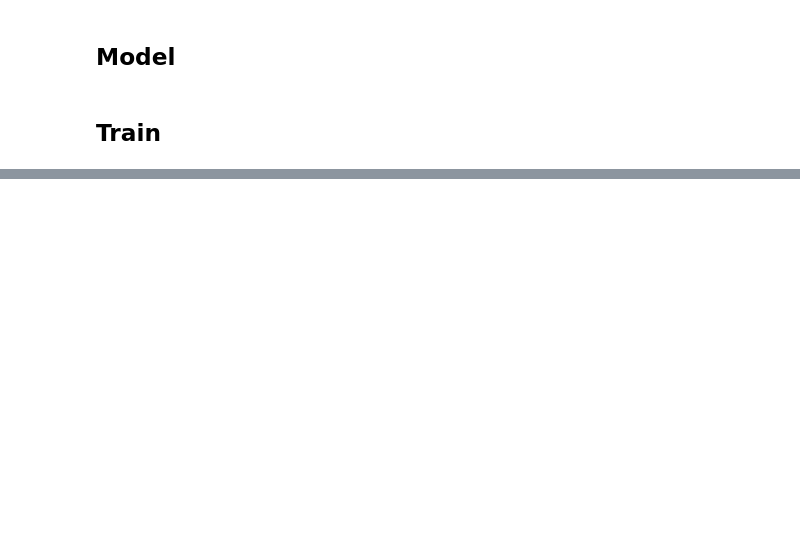
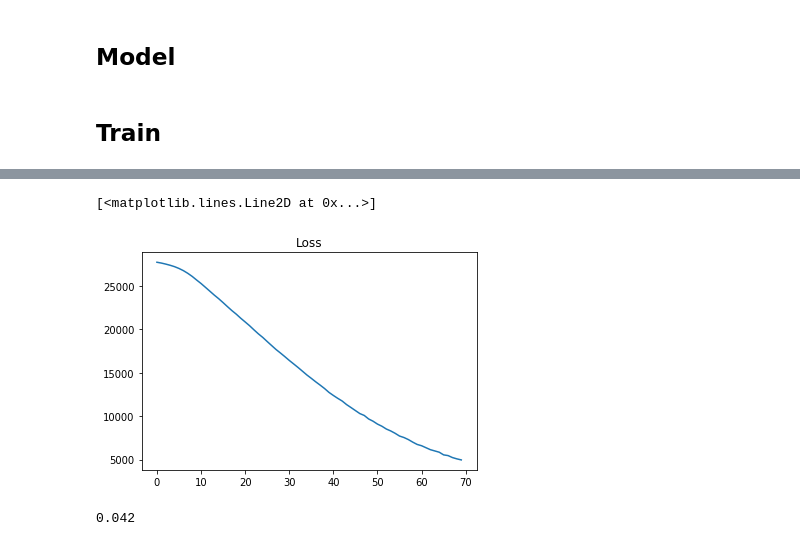
Before and after one commit to DenisPeskoff/QuizBowlASR, a Jupyter notebook: QuizBowl_ASR_DeepAveragingNet.ipynb, the cells around one changed output, grey strips where cells are left out. Cells and saved outputs as stored; diff of their text form; code cells hidden in the pictures; blank space fills up the shorter version.

```diff
--- a/QuizBowl_ASR_DeepAveragingNet.ipynb
+++ b/QuizBowl_ASR_DeepAveragingNet.ipynb
@@ -127,0 +241,10 @@ for i in range(EPOCH):
+# %%
+plt.title("Loss")
+plt.plot(epoch_losses)
+# %% [output]
+[<matplotlib.lines.Line2D at 0x...>]
+[figure, added]
+# %%
+validate("test")
+# %% [output]
+0.042
```
Also changed, not shown: parts of 13 cells of this notebook.
